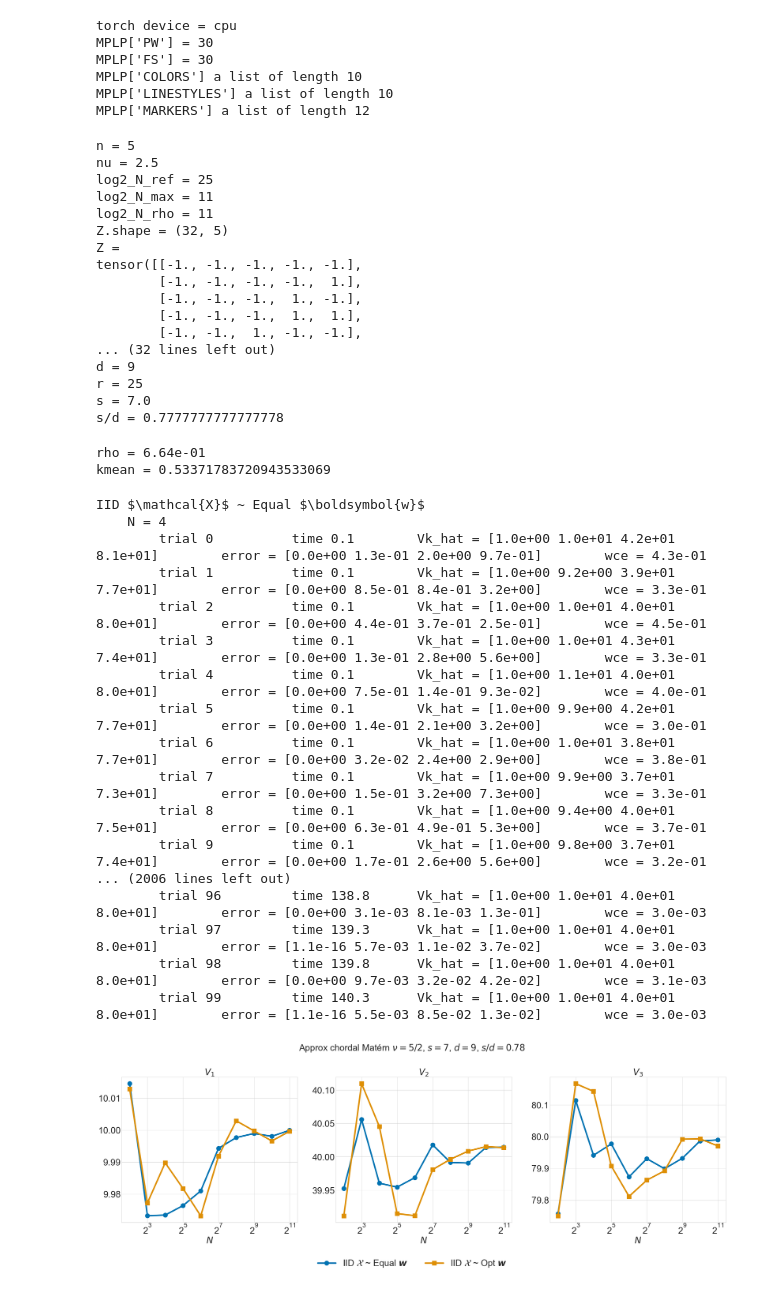
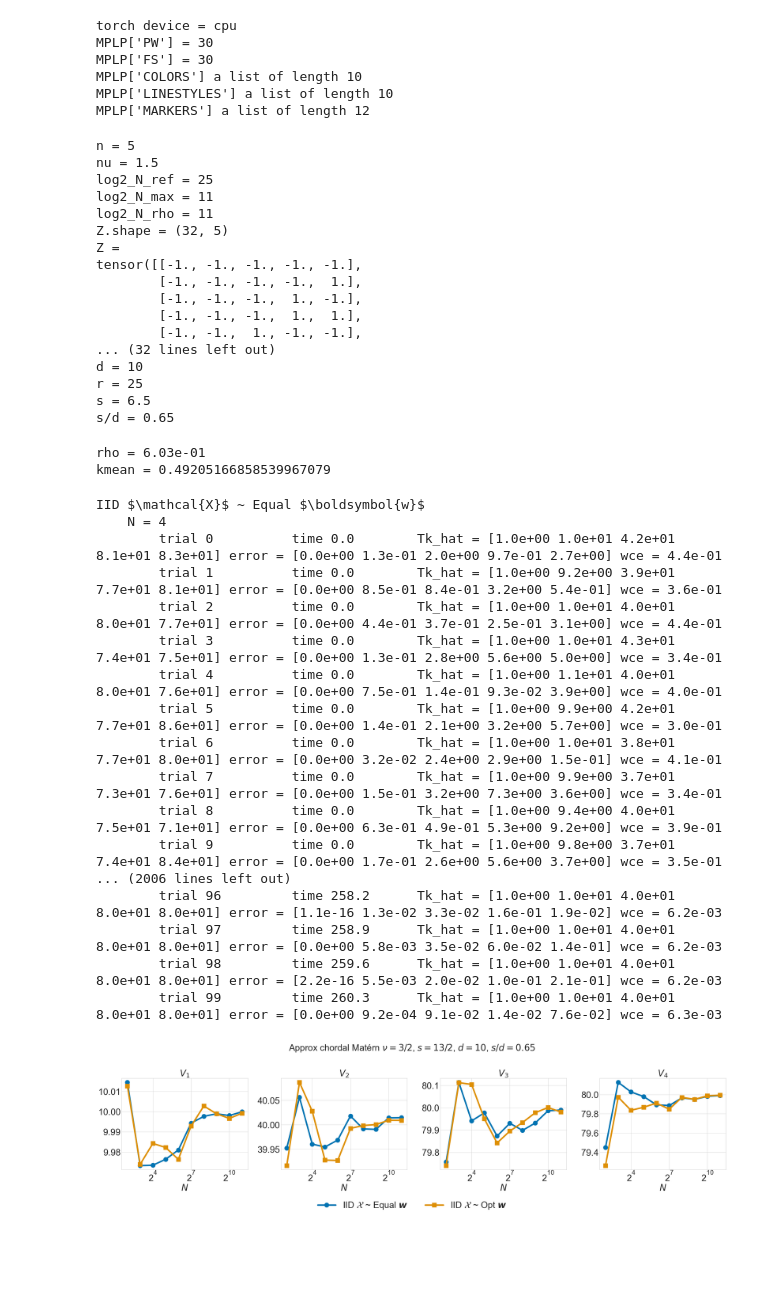
Before and after one commit to alegresor/rmatqmcpy, a Jupyter notebook: docs/examples/intrinsic_volumes.ipynb, the cells around one changed output. Cells and saved outputs as stored; diff of their text form; code cells hidden in the pictures; blank space fills up the shorter version.

Commit message:
clean up figures

```diff
--- a/docs/examples/intrinsic_volumes.ipynb
+++ b/docs/examples/intrinsic_volumes.ipynb
@@ -26,10 +26,10 @@ MPLP['LINESTYLES'] a list of length 10
 MPLP['MARKERS'] a list of length 12
 # %%
 body = "cube" # cube,random
-p = 3 # 2,3
+p = 4 # 2,3
 n = 5 # 3,5
-nu = 5/2 # 3/2,5/2
-log2_N_ref = 25#22 # 25,23
+nu = 3/2 # 3/2,5/2
+log2_N_ref = 25
 log2_N_max = 11 # 12,11
 log2_N_rho = 11
 trials = 100
@@ -41,21 +41,21 @@ print("log2_N_max = %s"%log2_N_max)
 print("log2_N_rho = %s"%log2_N_rho)
 if body=="cube": # cube [-1,1]^n
     Z = torch.tensor([[2*int(b)-1 for b in np.binary_repr(k,width=n)] for k in range(2**n)],dtype=float,device=DEVICE)
-    Vk_true = (agsutil.comb(torch.tensor(n,device=DEVICE),torch.arange(n+1,device=DEVICE))*2**torch.arange(n+1,device=DEVICE))[:(1+p)]
+    Tk_true = (agsutil.comb(torch.tensor(n,device=DEVICE),torch.arange(n+1,device=DEVICE))*2**torch.arange(n+1,device=DEVICE))[:(1+p)]
 elif body=="random": # convex hull of random normal points
     Z = torch.randn(10,n,device=DEVICE)
-    Vk_true = torch.nan*torch.ones(n+1,device=DEVICE)
+    Tk_true = torch.nan*torch.ones(n+1,device=DEVICE)
 else: raise Exception("invalid body = %s"%body)
 print("Z.shape = %s"%str(tuple(Z.shape)))
 print("Z = \n%s"%str(Z))
-print("Vk_true = %s"%Vk_true)
+print("Tk_true = %s"%Tk_true)
 nvec = torch.arange(n+1,device=DEVICE)
 logkappa = (nvec/2)*np.log(np.pi)-torch.lgamma(nvec/2+1)
 print("logkappa.shape = %s"%str(tuple(logkappa.shape)))
 print("kappa = torch.exp(logkappa) = %s"%torch.exp(logkappa))
-coeff_Vk = torch.exp(agsutil.logcomb(nvec[-1],nvec)+logkappa[-1]-logkappa-torch.flip(logkappa,dims=(0,)))
-print("coeff_Vk.shape = %s"%str(tuple(coeff_Vk.shape)))
-print("coeff_Vk = %s"%coeff_Vk)
+coeff_Tk = torch.exp(agsutil.logcomb(nvec[-1],nvec)+logkappa[-1]-logkappa-torch.flip(logkappa,dims=(0,)))
+print("coeff_Tk.shape = %s"%str(tuple(coeff_Tk.shape)))
+print("coeff_Tk = %s"%coeff_Tk)
 delta = torch.tensor([max(p+1-i,1) for i in range(n)],device=DEVICE,dtype=float)
 delta = delta/torch.linalg.norm(delta)
 _,_inv_m,m = delta.unique(return_inverse=True,return_counts=True)
@@ -72,7 +72,7 @@ print("s = %s"%s)
 print("s/d = %s"%(s/d))
 # %% [output]
 n = 5
-nu = 2.5
+nu = 1.5
 log2_N_ref = 25
 log2_N_max = 11
 log2_N_rho = 11
@@ -84,10 +84,10 @@ tensor([[-1., -1., -1., -1., -1.],
         [-1., -1., -1.,  1.,  1.],
         [-1., -1.,  1., -1., -1.],
 ... (32 lines left out)
-d = 9
+d = 10
 r = 25
-s = 7.0
-s/d = 0.7777777777777778
+s = 6.5
+s/d = 0.65
 # %%
 x_ref = rand_manifold(N=2**0,n=n,seed=107,qp_unif_gen=qp.Net)
 y_ref = rand_manifold(N=2**log2_N_ref,n=n,seed=101,qp_unif_gen=qp.Net)
@@ -100,8 +100,8 @@ kmean = kernel(x_ref[:,None,:,:],y_ref[None,:,:,:]).mean().item()
 print("kmean = %.20f"%kmean)
 del x_ref,y_ref,N_rho,fnorms
 # %% [output]
-rho = 6.64e-01
-kmean = 0.53371783720943533069
+rho = 6.03e-01
+kmean = 0.49205166858539967079
 # %%
 def approx_intrinsic_volumes(q, w):
     n = w.size(0)
@@ -113,7 +113,7 @@ def approx_intrinsic_volumes(q, w):
             continue
         for i in range(n):
             vols[k,i] = scipy.spatial.ConvexHull(Zk[i].cpu().numpy()).volume
-    Vi_hat = coeff_Vk[:(1+p)]*(vols*w).sum(-1)
+    Vi_hat = coeff_Tk[:(1+p)]*(vols*w).sum(-1)
     return Vi_hat
 # %%
 genf_ld_optw_decomp = [
@@ -125,7 +125,7 @@ genf_ld_optw_decomp = [
 N = 2**torch.arange(2,log2_N_max+1)
 seeds = [i for i in range(trials)]
 wces = torch.nan*torch.empty((len(genf_ld_optw_decomp),len(N),trials))
-Vk_hats = torch.nan*torch.empty((len(genf_ld_optw_decomp),len(N),trials,1+p))
+Tk_hats = torch.nan*torch.empty((len(genf_ld_optw_decomp),len(N),trials,1+p))
 errors = torch.nan*torch.empty((len(genf_ld_optw_decomp),len(N),trials,1+p))
 t0 = time.perf_counter()
 for i,(key,ld,optw,decomp) in enumerate(genf_ld_optw_decomp):
@@ -136,7 +136,7 @@ for i,(key,ld,optw,decomp) in enumerate(genf_ld_optw_decomp):
     for j in range(len(N)):
         print("    N = %d"%N[j])
         for t in range(trials):
-            q = rand_decomp(N=N[j],n=n,seed=seeds[t],device=DEVICE,qp_unif_gen=qp_unif_gen)
+            q = rand_decomp(N=N[j],n=n,k=n,seed=seeds[t],device=DEVICE,qp_unif_gen=qp_unif_gen)
             x = torch.einsum("...ij,...j,...kj->...ik",q,delta.to(q.dtype),q)
             if optw:
                 w,wce2_p_kmean = rmatqmcpy.opt_weights_sum_1(x,kernel)
@@ -145,25 +145,25 @@ for i,(key,ld,optw,decomp) in enumerate(genf_ld_optw_decomp):
                 kmat = kernel(x[:,None,:,:],x[None,:,:,:])
                 wce2_p_kmean = torch.einsum("...i,...ij,...j->...",w,kmat,w) # (...,)
             wces[i,j,t] = np.sqrt(max(0,float(wce2_p_kmean.cpu()-kmean)))
-            Vk_hats[i,j,t,:] = approx_intrinsic_volumes(q=q,w=w)
-            errors[i,j,t,:] = torch.abs(Vk_hats[i,j,t,:]-Vk_true.cpu())
+            Tk_hats[i,j,t,:] = approx_intrinsic_volumes(q=q,w=w)
+            errors[i,j,t,:] = torch.abs(Tk_hats[i,j,t,:]-Tk_true.cpu())
             with np.printoptions(formatter={"float":lambda x: "%.1e"%x}):
-                print("        trial %-10d time %-10.1f Vk_hat = %-40s error = %-40s wce = %.1e"%(t,time.perf_counter()-t0,Vk_hats[i,j,t,:].cpu().numpy(),errors[i,j,t,:] .cpu().numpy(),wces[i,j,t]))
+                print("        trial %-10d time %-10.1f Tk_hat = %-40s error = %-40s wce = %.1e"%(t,time.perf_counter()-t0,Tk_hats[i,j,t,:].cpu().numpy(),errors[i,j,t,:] .cpu().numpy(),wces[i,j,t]))
 # %% [output]
 IID $\mathcal{X}$ ~ Equal $\boldsymbol{w}$
     N = 4
-        trial 0          time 0.1        Vk_hat = [1.0e+00 1.0e+01 4.2e+01 8.1e+01]        error = [0.0e+00 1.3e-01 2.0e+00 9.7e-01]        wce = 4.3e-01
-        trial 1          time 0.1        Vk_hat = [1.0e+00 9.2e+00 3.9e+01 7.7e+01]        error = [0.0e+00 8.5e-01 8.4e-01 3.2e+00]        wce = 3.3e-01
-        trial 2          time 0.1        Vk_hat = [1.0e+00 1.0e+01 4.0e+01 8.0e+01]        error = [0.0e+00 4.4e-01 3.7e-01 2.5e-01]        wce = 4.5e-01
-        trial 3          time 0.1        Vk_hat = [1.0e+00 1.0e+01 4.3e+01 7.4e+01]        error = [0.0e+00 1.3e-01 2.8e+00 5.6e+00]        wce = 3.3e-01
-        trial 4          time 0.1        Vk_hat = [1.0e+00 1.1e+01 4.0e+01 8.0e+01]        error = [0.0e+00 7.5e-01 1.4e-01 9.3e-02]        wce = 4.0e-01
-        trial 5          time 0.1        Vk_hat = [1.0e+00 9.9e+00 4.2e+01 7.7e+01]        error = [0.0e+00 1.4e-01 2.1e+00 3.2e+00]        wce = 3.0e-01
-        trial 6          time 0.1        Vk_hat = [1.0e+00 1.0e+01 3.8e+01 7.7e+01]        error = [0.0e+00 3.2e-02 2.4e+00 2.9e+00]        wce = 3.8e-01
-        trial 7          time 0.1        Vk_hat = [1.0e+00 9.9e+00 3.7e+01 7.3e+01]        error = [0.0e+00 1.5e-01 3.2e+00 7.3e+00]        wce = 3.3e-01
-        trial 8          time 0.1        Vk_hat = [1.0e+00 9.4e+00 4.0e+01 7.5e+01]        error = [0.0e+00 6.3e-01 4.9e-01 5.3e+00]        wce = 3.7e-01
-        trial 9          time 0.1        Vk_hat = [1.0e+00 9.8e+00 3.7e+01 7.4e+01]        error = [0.0e+00 1.7e-01 2.6e+00 5.6e+00]        wce = 3.2e-01
+        trial 0          time 0.0        Tk_hat = [1.0e+00 1.0e+01 4.2e+01 8.1e+01 8.3e+01] error = [0.0e+00 1.3e-01 2.0e+00 9.7e-01 2.7e+00] wce = 4.4e-01
+        trial 1          time 0.0        Tk_hat = [1.0e+00 9.2e+00 3.9e+01 7.7e+01 8.1e+01] error = [0.0e+00 8.5e-01 8.4e-01 3.2e+00 5.4e-01] wce = 3.6e-01
+        trial 2          time 0.0        Tk_hat = [1.0e+00 1.0e+01 4.0e+01 8.0e+01 7.7e+01] error = [0.0e+00 4.4e-01 3.7e-01 2.5e-01 3.1e+00] wce = 4.4e-01
+        trial 3          time 0.0        Tk_hat = [1.0e+00 1.0e+01 4.3e+01 7.4e+01 7.5e+01] error = [0.0e+00 1.3e-01 2.8e+00 5.6e+00 5.0e+00] wce = 3.4e-01
+        trial 4          time 0.0        Tk_hat = [1.0e+00 1.1e+01 4.0e+01 8.0e+01 7.6e+01] error = [0.0e+00 7.5e-01 1.4e-01 9.3e-02 3.9e+00] wce = 4.0e-01
+        trial 5          time 0.0        Tk_hat = [1.0e+00 9.9e+00 4.2e+01 7.7e+01 8.6e+01] error = [0.0e+00 1.4e-01 2.1e+00 3.2e+00 5.7e+00] wce = 3.0e-01
+        trial 6          time 0.0        Tk_hat = [1.0e+00 1.0e+01 3.8e+01 7.7e+01 8.0e+01] error = [0.0e+00 3.2e-02 2.4e+00 2.9e+00 1.5e-01] wce = 4.1e-01
+        trial 7          time 0.0        Tk_hat = [1.0e+00 9.9e+00 3.7e+01 7.3e+01 7.6e+01] error = [0.0e+00 1.5e-01 3.2e+00 7.3e+00 3.6e+00] wce = 3.4e-01
+        trial 8          time 0.0        Tk_hat = [1.0e+00 9.4e+00 4.0e+01 7.5e+01 7.1e+01] error = [0.0e+00 6.3e-01 4.9e-01 5.3e+00 9.2e+00] wce = 3.9e-01
+        trial 9          time 0.0        Tk_hat = [1.0e+00 9.8e+00 3.7e+01 7.4e+01 8.4e+01] error = [0.0e+00 1.7e-01 2.6e+00 5.6e+00 3.7e+00] wce = 3.5e-01
 ... (2006 lines left out)
-        trial 96         time 138.8      Vk_hat = [1.0e+00 1.0e+01 4.0e+01 8.0e+01]        error = [0.0e+00 3.1e-03 8.1e-03 1.3e-01]        wce = 3.0e-03
-        trial 97         time 139.3      Vk_hat = [1.0e+00 1.0e+01 4.0e+01 8.0e+01]        error = [1.1e-16 5.7e-03 1.1e-02 3.7e-02]        wce = 3.0e-03
-        trial 98         time 139.8      Vk_hat = [1.0e+00 1.0e+01 4.0e+01 8.0e+01]        error = [0.0e+00 9.7e-03 3.2e-02 4.2e-02]        wce = 3.1e-03
-        trial 99         time 140.3      Vk_hat = [1.0e+00 1.0e+01 4.0e+01 8.0e+01]        error = [1.1e-16 5.5e-03 8.5e-02 1.3e-02]        wce = 3.0e-03
+        trial 96         time 258.2      Tk_hat = [1.0e+00 1.0e+01 4.0e+01 8.0e+01 8.0e+01] error = [1.1e-16 1.3e-02 3.3e-02 1.6e-01 1.9e-02] wce = 6.2e-03
+        trial 97         time 258.9      Tk_hat = [1.0e+00 1.0e+01 4.0e+01 8.0e+01 8.0e+01] error = [0.0e+00 5.8e-03 3.5e-02 6.0e-02 1.4e-01] wce = 6.2e-03
+        trial 98         time 259.6      Tk_hat = [1.0e+00 1.0e+01 4.0e+01 8.0e+01 8.0e+01] error = [2.2e-16 5.5e-03 2.0e-02 1.0e-01 2.1e-01] wce = 6.2e-03
+        trial 99         time 260.3      Tk_hat = [1.0e+00 1.0e+01 4.0e+01 8.0e+01 8.0e+01] error = [0.0e+00 9.2e-04 9.1e-02 1.4e-02 7.6e-02] wce = 6.3e-03
@@ -170,26 +189,26 @@ IID $\mathcal{X}$ ~ Equal $\boldsymbol{w}$
 # %%
-VK_hats_means = Vk_hats.mean(-2)
+TK_hats_means = Tk_hats.mean(-2)
 fig,ax = pyplot.subplots(nrows=1,ncols=p,figsize=(MPLP["PW"],MPLP["PW"]/p),sharex=True,sharey=False)
 for i,(key,*_) in enumerate(genf_ld_optw_decomp):
     for k in range(1,p+1):
-        ax[k-1].plot(N,VK_hats_means[i,:,k],color=MPLP["COLORS"][i],marker=MPLP["MARKERS"][i],label=key if k==1 else None)
+        ax[k-1].plot(N,TK_hats_means[i,:,k],color=MPLP["COLORS"][i],marker=MPLP["MARKERS"][i],label=key if k==1 else None)
 for k in range(1,p+1):
     ax[k-1].set_xscale("log",base=2)
     ax[k-1].set_xlabel(r"$N$")
     ax[k-1].set_title(r"$V_{%d}$"%k)
 fig.legend(frameon=False,ncols=4,loc="lower center",bbox_to_anchor=(.5,-.1))
 assert s==np.inf or s%1 in [0,1/2]
 if s==np.inf:
     s_str = r"\infty"
 elif s%1==0:
     s_str = r"%d"%s
 elif s%1==1/2:
     s_str = r"%d/2"%(2*s)
 fig.suptitle(r"Approx chordal Matérn "+kernel.nu_str+r", $s = %s$"%s_str+r", $d=%d$"%d+r", $s/d = %.2f$"%(s/d))
 fig.tight_layout()
 # fig.savefig("./out/Vk.approx.%s.n%d.d%d.nu%s.png"%(body,n,d,nu),bbox_inches="tight")
 # %% [output]
-[figure, old version]
+[figure, new version]
 # %%
 errors_mean = errors.mean(-2)
 wces_means = wces.mean(-1)
```
Also changed, not shown: parts of 5 cells of this notebook, 1 other file.
